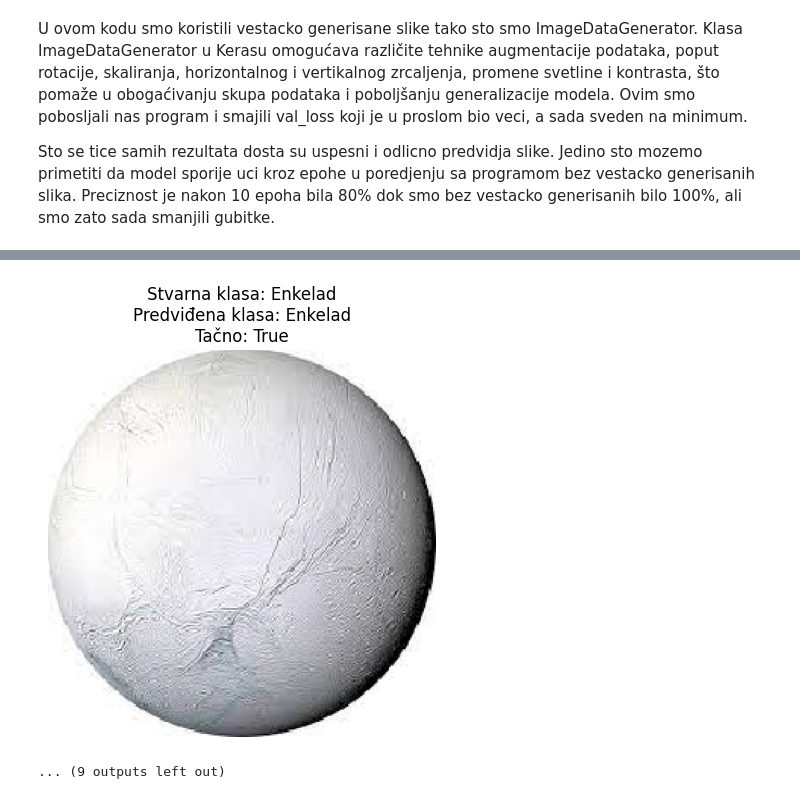
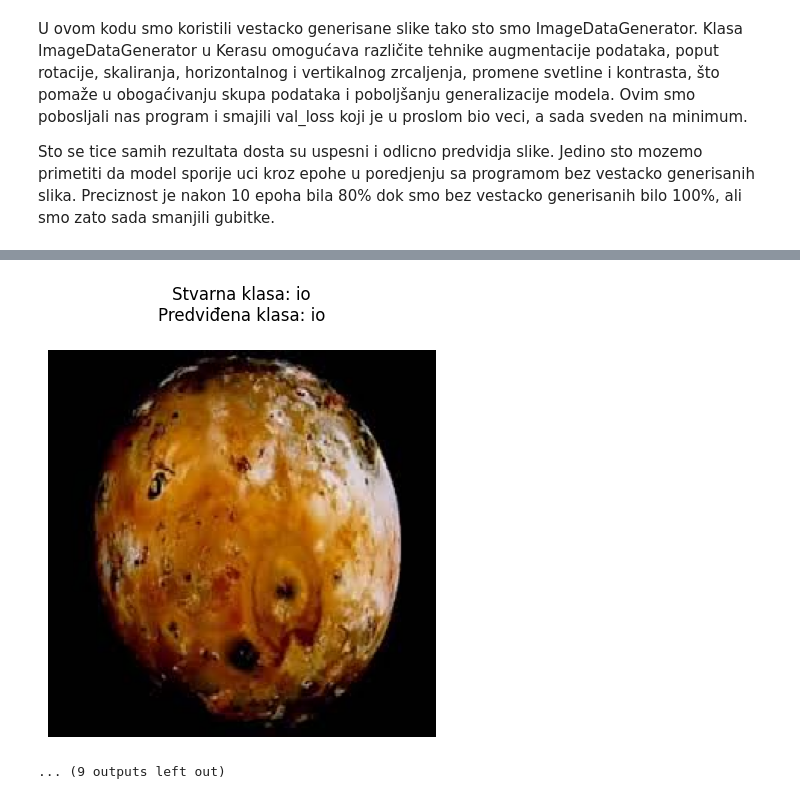
Before and after one commit to todortodorovic/IP2projekat, a Jupyter notebook: Klasifikacija_vestacko_gen.ipynb, the cells around one changed output, grey strips where cells are left out. Cells and saved outputs as stored; diff of their text form; code cells hidden in the pictures.

```diff
--- a/Klasifikacija_vestacko_gen.ipynb
+++ b/Klasifikacija_vestacko_gen.ipynb
@@ -11,7 +11,7 @@ import numpy as np
 import matplotlib.pyplot as plt
 
 # Putanja do osnovnog direktorija dataset-a
-glavni_dir = pathlib.Path('test')
+koreni_dir = pathlib.Path('test')
 
 # Definisanje parametara za obradu slika
 batch_size = 32
@@ -37,7 +37,7 @@ validation_datagen = tf.keras.preprocessing.image.ImageDataGenerator(
 
 # Priprema skupa podataka za treniranje
 train_ds = train_datagen.flow_from_directory(
-    glavni_dir,
+    koreni_dir,
     target_size=(visina_slike, sirina_slike),
     batch_size=batch_size,
     class_mode='binary',
@@ -46,7 +46,7 @@ train_ds = train_datagen.flow_from_directory(
 
 # Priprema skupa podataka za validaciju
 val_ds = validation_datagen.flow_from_directory(
-    glavni_dir,
+    koreni_dir,
     target_size=(visina_slike, sirina_slike),
     batch_size=batch_size,
     class_mode='binary',
@@ -56,7 +56,7 @@ val_ds = validation_datagen.flow_from_directory(
 test_datagen = tf.keras.preprocessing.image.ImageDataGenerator(rescale=1./255)
 
 test_ds = test_datagen.flow_from_directory(
-    glavni_dir,
+    koreni_dir,
     target_size=(visina_slike, sirina_slike),
     batch_size=batch_size,
     class_mode='binary',
@@ -65,8 +65,8 @@ test_ds = test_datagen.flow_from_directory(
     seed=123)
 
 # Spremanje imena klasa
-class_names = list(train_ds.class_indices.keys())
-print(class_names)
+imena_klasa = list(train_ds.class_indices.keys())
+print(imena_klasa)
 
 model = tf.keras.Sequential([
     tf.keras.layers.Conv2D(16, 3, padding='same', activation='relu', input_shape=(visina_slike, sirina_slike, 3)),
@@ -77,7 +77,7 @@ model = tf.keras.Sequential([
     tf.keras.layers.MaxPooling2D(),
     tf.keras.layers.Flatten(),
     tf.keras.layers.Dense(128, activation='relu'),
-    tf.keras.layers.Dense(len(class_names))
+    tf.keras.layers.Dense(len(imena_klasa))
 ])
 
 model.compile(
@@ -85,10 +85,10 @@ model.compile(
     loss=tf.keras.losses.SparseCategoricalCrossentropy(from_logits=True),
     metrics=['accuracy'])
 
-epochs = 10
+epohe = 10
 history = model.fit(
     train_ds,
     validation_data=val_ds,
-    epochs=epochs
+    epochs=epohe
 )
 # %% [output]
@@ -124,34 +142,34 @@ import matplotlib.pyplot as plt
 import tensorflow as tf
 
 
-tacna_predikcija = 0
-ukupna_predikcija = 0
+tacne_predikcije = 0
+ukupno_predikcija = 0
 
 
-num_images_to_test = 400
+broj_slika_za_testiranje = 10
 
 # Prikupljanje slika i labele iz testnog skupa
-test_images = []
-test_labels = []
-count = 0
-for images, labels in test_ds:
-    for i in range(images.shape[0]):  # Iteracija kroz sve slike u batch-u
-        if count >= num_images_to_test:
+test_slike = []
+test_oznake = []
+brojac = 0
+for slika, oznaka in test_ds:
+    for i in range(slika.shape[0]):  # Iteracija kroz sve slike u batch-u
+        if brojac >= broj_slika_za_testiranje:
             break  # Prekida se kada se dostigne željeni broj slika
-        test_images.append(images[i])
-        test_labels.append(labels[i])
+        test_slike.append(slika[i])
+        test_oznake.append(oznaka[i])
 
-        count += 1
-    if count >= num_images_to_test:
+        brojac += 1
+    if brojac >= broj_slika_za_testiranje:
         break  # Takođe prekida spoljnu petlju
 
-indices = np.random.choice(range(len(test_images)), 10, replace=False)
+cvorovi = np.random.choice(range(len(test_slike)), 10, replace=True)
 
 
-for i in indices:
-    img = test_images[i]
-    true_label_index = test_labels[i]
-    true_label = class_names[int(true_label_index)]
+for i in cvorovi:
+    img = test_slike[i]
+    indeks = test_oznake[i]
+    prava_oznaka = imena_klasa[int(indeks)]
 
 
     # Normalizacija slike za prikaz, ako je potrebno
@@ -159,26 +177,26 @@ for i in indices:
     if img_to_show.max() > 1.0:
         img_to_show = img_to_show / 255.0
 
-    img_array = np.expand_dims(img, axis=0)
-    prediction = model.predict(img_array)
-    predicted_class_index = np.argmax(prediction)
-    predicted_class = class_names[predicted_class_index]
+    img_niz = np.expand_dims(img, axis=0)
+    predikcija = model.predict(img_niz)
+    indeks_predvidjene_klase = np.argmax(predikcija)
+    predvidjena_klasa = imena_klasa[indeks_predvidjene_klase]
 
     # Provera da li je predviđena klasa tačna
-    is_correct = true_label == predicted_class
-    if is_correct:
-        tacna_predikcija += 1
-    ukupna_predikcija += 1
+    tacno = prava_oznaka == predvidjena_klasa
+    if tacno:
+        tacne_predikcije += 1
+    ukupno_predikcija += 1
 
     plt.figure(figsize=(5, 6))
     plt.imshow(img_to_show)
-    plt.title(f"Stvarna klasa: {true_label}\nPredviđena klasa: {predicted_class}\nTačno: {is_correct}")
+    plt.title(f"Stvarna klasa: {prava_oznaka}\nPredviđena klasa: {predvidjena_klasa}\n")
     plt.axis('off')
     plt.show()
 
-    print(f"Stvarna klasa: {true_label}, Predviđena klasa: {predicted_class}, Tačno: {is_correct}")
+    print(f"Stvarna klasa: {prava_oznaka}, Predviđena klasa: {predvidjena_klasa}")
 
 # Izračunavanje i prikazivanje procenta tačnosti
-prezicnost = (tacna_predikcija / ukupna_predikcija) * 100
-print(f"Procenat tačnosti: {prezicnost:.2f}%")
+procenat_tacnosti = (tacne_predikcije / ukupno_predikcija) * 100
+print(f"Procenat tačnosti: {procenat_tacnosti:.2f}%")
 # %% [output]
@@ -201,2 +219,2 @@ Stvarna klasa: Jupiter, Predviđena klasa: Jupiter, Tačno: True
-[figure, old version]
+[figure, new version]
 ... (9 outputs left out)
```
Also changed, not shown: parts of 15 cells of this notebook, 2 other files.
